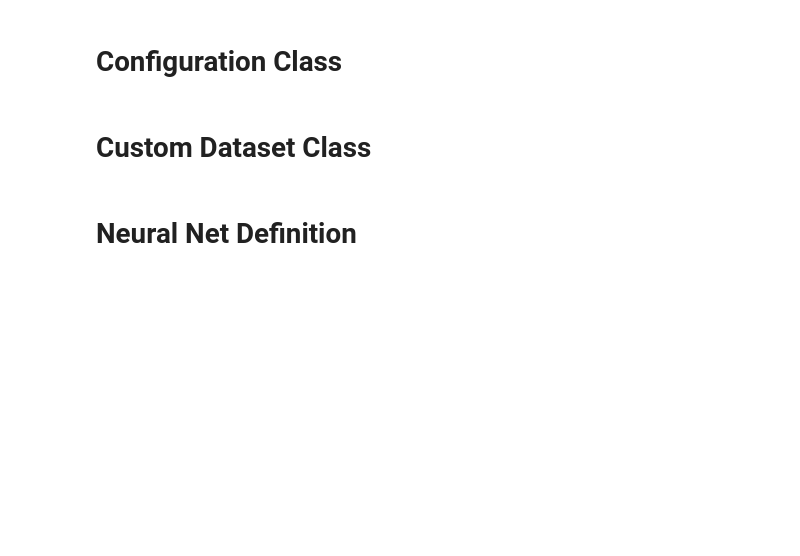
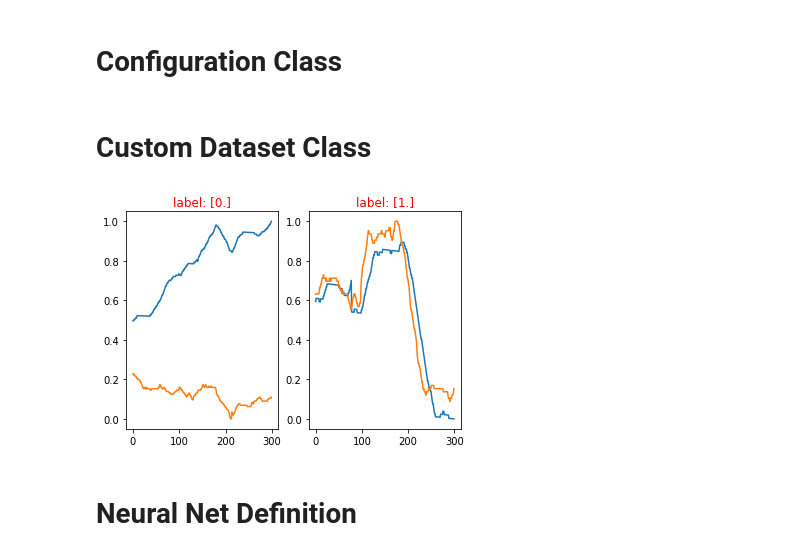
Before and after one commit to Peterisfar/Skyline-Similarity-with-Siamese-Networks-in-Pytorch, a Jupyter notebook: net.ipynb, the cells around one changed output. Saved outputs shown, nothing was run; the diff lists cells and outputs as text; code cells hidden in the pictures; blank space fills up the shorter version.

Commit message:
ratote and move show

```diff
--- a/net.ipynb
+++ b/net.ipynb
@@ -26,11 +28,12 @@ torch.cuda.set_device(2)
 # Help functions
 # %%
 def line_show(line_batch, text=None):
-    line1 = line_batch["line"][0].numpy().reshape(Config.train_batch_size,-1)
-    line2 = line_batch["line"][1].numpy().reshape(Config.train_batch_size,-1)
+    batch = line_batch["line"][0].shape[0]
+    line1 = line_batch["line"][0].numpy().reshape(batch,-1)
+    line2 = line_batch["line"][1].numpy().reshape(batch,-1)
     label = line_batch["label"].numpy()
-    for i in range(Config.train_batch_size):
-        ax = plt.subplot(Config.train_batch_size/2, 2, i+1)
+    for i in range(batch):
+        ax = plt.subplot(batch/2, 2, i+1)
         plt.subplots_adjust(wspace=0.2, hspace=1.5)
         plt.plot(line1[i])
         plt.plot(line2[i])
@@ -63,7 +66,7 @@ def normalization(l1, l2):
 class Config():
     training_dir = "./data/train/"
     testing_dir = "./data/test/"
-    train_batch_size = 32
+    train_batch_size = 16
     train_number_epochs = 30
     train_lr = 0.001
     train_m = 10.0
@@ -80,10 +83,15 @@ class SkylineDataset(Dataset):
         filename = self.filenames[idx]
         file = read_data_row(os.path.join(self.root_path, filename), 1).strip().split(" ")
         line1 = np.array(list(map(int, file[0].split(',')))) # C*H*W = (1, 300, 1)
+        if self.transform:
+            line1 = Move()(line1)
+            line1 = Rotate()(line1)
         line2 = np.array(list(map(int, file[1].split(','))))
         line = np.hstack((line1, line2))
+
         line_min, line_max = line.min(), line.max()
         line = (line-line_min)/(line_max-line_min)
+
         line1 = line[:300].reshape(1, 300, 1)
         line2 = line[300:].reshape(1, 300, 1)
         label = np.array(list(map(int, file[2])))
@@ -111,12 +135,14 @@ skyline_dataset = SkylineDataset(root=Config.training_dir,
 # %%
 train_dataloader = DataLoader(skyline_dataset,
                        shuffle=True,
-                       batch_size = Config.train_batch_size,
+                       batch_size = 2,
                        num_workers = 0
                        )
-# dataiter = iter(train_dataloader)
-# example_batch = next(dataiter)
-# line_show(example_batch, text="label: ")
+dataiter = iter(train_dataloader)
+example_batch = next(dataiter)
+line_show(example_batch, text="label: ")
+# %% [output]
+[figure, added]
 # %% [markdown]
 # Neural Net Definition
 # %%
```
Also changed, not shown: parts of 9 cells of this notebook.
